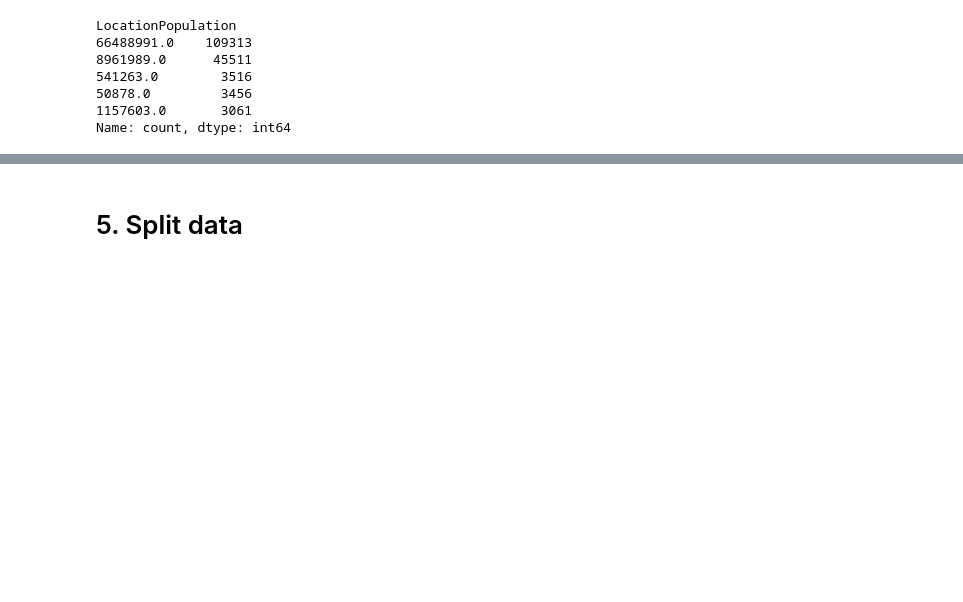
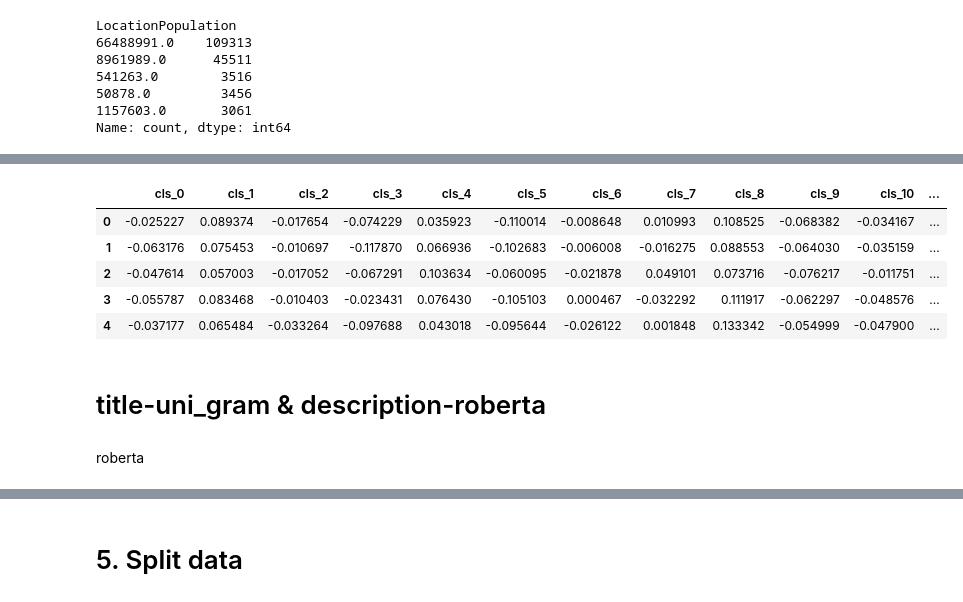
Before and after one commit to metrych-creator/salaries, a Jupyter notebook: preprocessing.ipynb, the cells around one changed output, grey strips where cells are left out. Cells and saved outputs as stored; diff of their text form; code cells hidden in the pictures; blank space fills up the shorter version.

```diff
--- a/preprocessing.ipynb
+++ b/preprocessing.ipynb
@@ -273,0 +506,45 @@ df.drop(columns=['LocationNormalized'], inplace=True)
+# %%
+texts_concat = df['Title'] + ' [SEP] ' + df['FullDescription']
+texts_list = texts_concat.tolist()
+# %%
+dataset = RobertaFeatureDataset(texts_list)
+data_loader = DataLoader(dataset, batch_size=16, shuffle=False)
+# %%
+def extract_cls_vectors(model, data_loader, device):
+    model.eval()
+    all_cls_vectors = []
+
+    with torch.no_grad():
+        for batch in tqdm(data_loader, desc="Extraction [CLS] RoBERTa"):
+            input_ids = batch['input_ids'].to(device)
+            attention_mask = batch['attention_mask'].to(device)
+
+            outputs = model(input_ids, attention_mask=attention_mask)
+            cls_vector = outputs.last_hidden_state[:, 0, :]
+
+            all_cls_vectors.append(cls_vector.cpu().numpy())
+
+    final_vector_array = np.concatenate(all_cls_vectors, axis=0)
+    return final_vector_array
+# %%
+final_vector_array = extract_cls_vectors(model, data_loader, device)
+
+texts_w2v_roberta = pd.DataFrame(
+    final_vector_array,
+    index=df.index
+)
+
+texts_w2v_roberta.columns = [f'cls_{i}' for i in range(final_vector_array.shape[1])]
+# %%
+texts_w2v_roberta.head()
+# %% [output]
+|  | cls_0 | cls_1 | cls_2 | cls_3 | cls_4 | cls_5 | cls_6 | cls_7 | cls_8 | cls_9 | cls_10 | ... |
+| 0 | -0.025227 | 0.089374 | -0.017654 | -0.074229 | 0.035923 | -0.110014 | -0.008648 | 0.010993 | 0.108525 | -0.068382 | -0.034167 | ... |
+| 1 | -0.063176 | 0.075453 | -0.010697 | -0.117870 | 0.066936 | -0.102683 | -0.006008 | -0.016275 | 0.088553 | -0.064030 | -0.035159 | ... |
+| 2 | -0.047614 | 0.057003 | -0.017052 | -0.067291 | 0.103634 | -0.060095 | -0.021878 | 0.049101 | 0.073716 | -0.076217 | -0.011751 | ... |
+| 3 | -0.055787 | 0.083468 | -0.010403 | -0.023431 | 0.076430 | -0.105103 | 0.000467 | -0.032292 | 0.111917 | -0.062297 | -0.048576 | ... |
+| 4 | -0.037177 | 0.065484 | -0.033264 | -0.097688 | 0.043018 | -0.095644 | -0.026122 | 0.001848 | 0.133342 | -0.054999 | -0.047900 | ... |
+# %% [markdown]
+# title-uni_gram & description-roberta
+# %% [markdown]
+roberta
```
Also changed, not shown: parts of 60 cells of this notebook, 3 other files.
